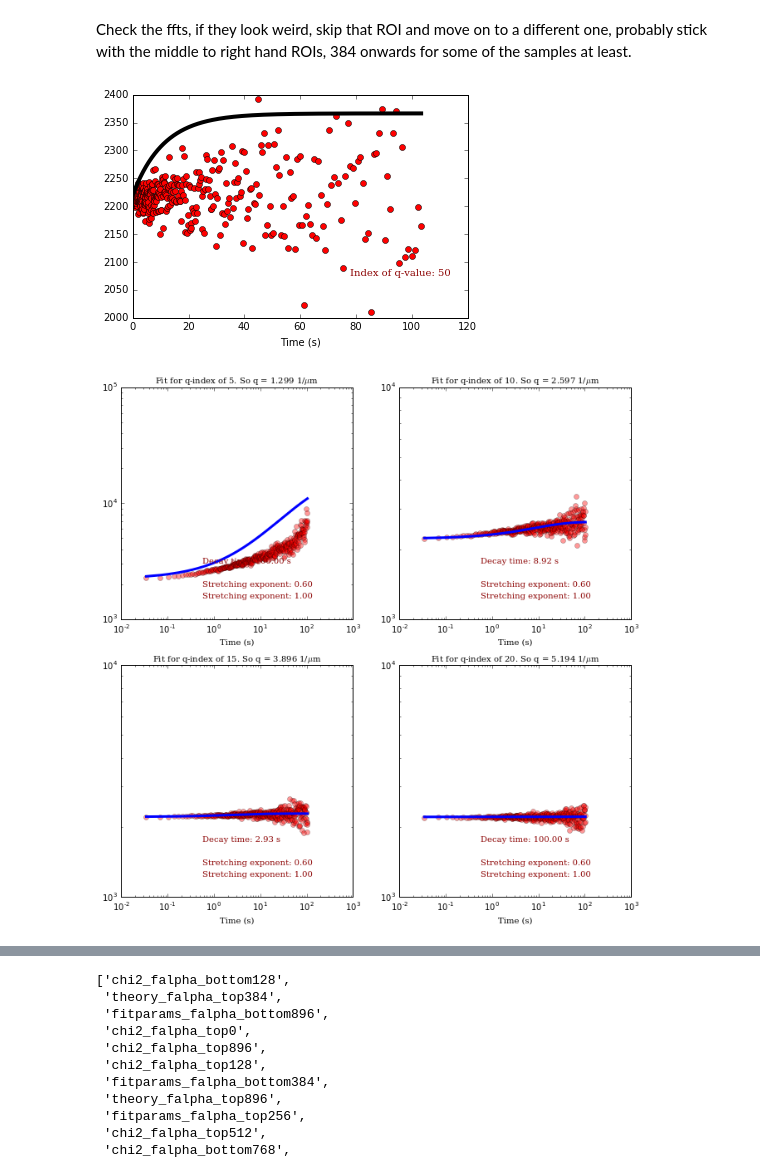
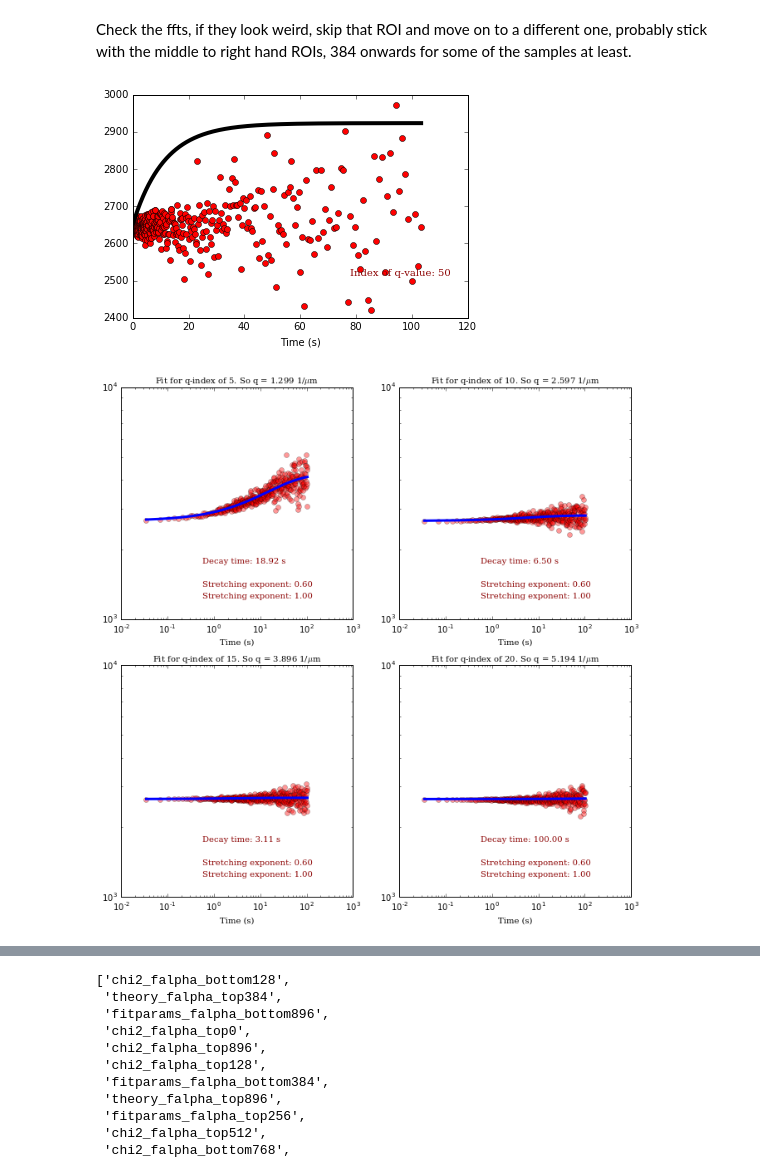
Before and after one commit to rmcgorty/Differential-Dynamic-Microscopy---Python, a Jupyter notebook: DDM analysis for DNA samples.ipynb, the cells around one changed output, grey strips where cells are left out. Saved outputs shown, nothing was run; the diff lists cells and outputs as text; code cells hidden in the pictures.

```diff
--- a/DDM analysis for DNA samples.ipynb
+++ b/DDM analysis for DNA samples.ipynb
@@ -33,7 +33,7 @@ import mpld3
 # %%
 allResults = {}
 # %%
-Sample = ['0.02mgmlDNA_Buffer_17.5fps_55exp_8000frames', '0.02mgmlDNA_Buffer_49fps_20exp_8000frames','0.02mgmlDNA_Buffer_99fps_10exp_8000frames','0.02mgmlDNA_Buffer_99fps_10exp']
+Sample2 = ['0.02mgmlDNA_Buffer_17.5fps_55exp_8000frames', '0.02mgmlDNA_Buffer_49fps_20exp_8000frames','0.02mgmlDNA_Buffer_99fps_10exp_8000frames','0.02mgmlDNA_Buffer_99fps_10exp']
 #Sample2 = ['0.02mgmlDNA_ActNetworks_29fps_34exp','0.02mgmlDNA_ActNetworks_99fps_10exp','0.02mgmlDNA_ActNetworks_750fps_0.9exp']
 Sample = ['0.02mgmlDNA_ActinNetwork_29fps_34exp']
 # %%
@@ -50,10 +50,10 @@ AvgROIs = np.empty(len(ROI))
 # %% [markdown]
 Check the ffts, if they look weird, skip that ROI and move on to a different one, probably stick with the middle to right hand ROIs, 384 onwards for some of the samples at least.
 # %%
-%matplotlib inline
+### %matplotlib inline
 mpld3.enable_notebook()
 # Change the directory or data file and change the condition number so the average ROI list can be iterated over
-ss = 7 #changes the video
+ss = 3 #changes the video
 c = 0 #changes the ROI
 
 data_dir = "Z:\\Devynn_Summer2018\\Data\\2018-07-11_DNA\\2018-07-11_videos\\Actin\\"
@@ -61,7 +61,7 @@ data_dir = "Z:\\Devynn_Summer2018\\Data\\2018-07-11_DNA\\2018-07-11_videos\\Acti
 #"D:\\videos\\"
 #"Z:\\Devynn_Summer2018\\Data\\2018-06-01_DNA\\AllVideos\\"
 
-data_file = Sample[num]+"_"+samNumber[ss]+"_MMStack_Pos0.ome_"+ROI[c]+"_bottom_128x128_FFTDIFFS_dts_ravs.p"
+data_file = Sample[num]+"_"+samNumber[ss]+"_MMStack_Pos0.ome_"+ROI[c]+"_top_128x128_FFTDIFFS_dts_ravs.p"
 
 dat = pickle.load(open(data_dir + data_file,'r'))
 ravs = dat['ravs']
@@ -74,22 +74,22 @@ ffts = dat['ffts']
 # %%
 %matplotlib inline
 mpld3.enable_notebook()
 
 q = np.arange(0,imDimension/2)*2*np.pi*(1./(imDimension*px))
 times = dts/framerate
 q_index = 50
-backg = 2220
+backg = 2650
 #We try to use the function `returnReasonableParams` to find reasonable initial guesses for the fitting function
 
 pars,minp,maxp,lmin,lmax,fix = ddm.returnReasonableParams(d=ravs[:,q_index],bg=backg, double=False, fps=framerate)
 plt.plot(times, ravs[:,q_index],'ro') #plot the data
 plt.plot(times, ddm.dTheory(times,*pars), '-k', lw=4) #see how well the initial guess performs
 ax = plt.gca()
 plt.text(0.8, 0.2, 'Index of q-value: %i' % q_index, horizontalalignment='center', verticalalignment='center',
            transform=ax.transAxes, fontdict=font_plt)
 plt.xlabel('Time (s)');
 # %% [output]
-[figure, old version]
+[figure, new version]
 # %%
 def two_rounds_fitting(data, times):
     '''
@@ -164,7 +164,7 @@ for i,q_index in enumerate([5,10,15,20]):
     ax.set_title("Fit for q-index of %i. So q = %.3f 1/$\mu$m" % (q_index, q[q_index]), fontdict=font_plt_ax)
     #ax.set_ylim(2.5e3,4.5e3)
 # %% [output]
-[figure, old version]
+[figure, new version]
 # %%
 #Now, we'll do that fit for *all* q-values
 
```
Also changed, not shown: parts of 2 cells of this notebook, 1 other file.
